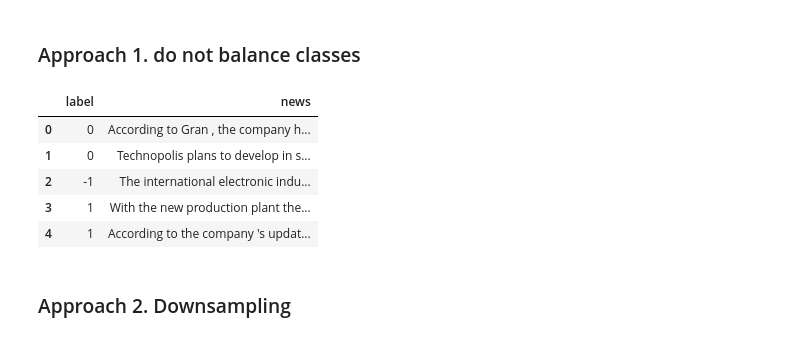
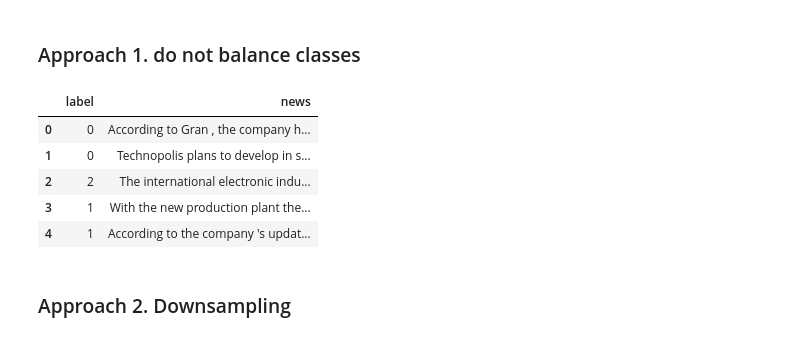
Before and after one commit to JuanHenaoB/AASD_4011_Project, a Jupyter notebook: Financial_Sentiment_Analysis.ipynb, the cells around one changed output. Cells and saved outputs as stored; diff of their text form; code cells hidden in the pictures.

```diff
--- a/Financial_Sentiment_Analysis.ipynb
+++ b/Financial_Sentiment_Analysis.ipynb
@@ -76,14 +76,14 @@ financial_news.head(3)
 # %%
 #First let's map the labels to integers
 
-lable_map = {'negative': -1, 'neutral': 0, 'positive': 1}
+lable_map = {'negative': 2, 'neutral': 0, 'positive': 1}
 financial_news['label'] = financial_news['label'].map(lable_map)
 financial_news.head()
 # %% [output]
 |  | label | news |
 | 0 | 0 | According to Gran , the company h... |
 | 1 | 0 | Technopolis plans to develop in s... |
-| 2 | -1 | The international electronic indu... |
+| 2 | 2 | The international electronic indu... |
 | 3 | 1 | With the new production plant the... |
 | 4 | 1 | According to the company 's updat... |
 # %%
```
Also changed, not shown: parts of 37 cells of this notebook, 13 other files.
